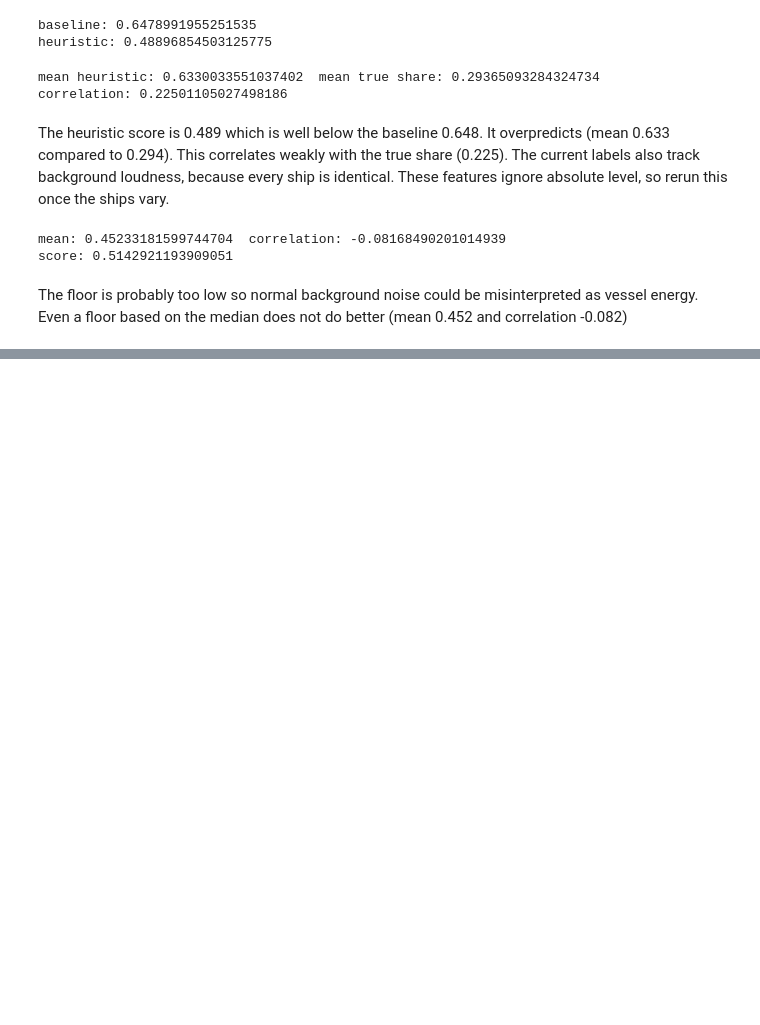
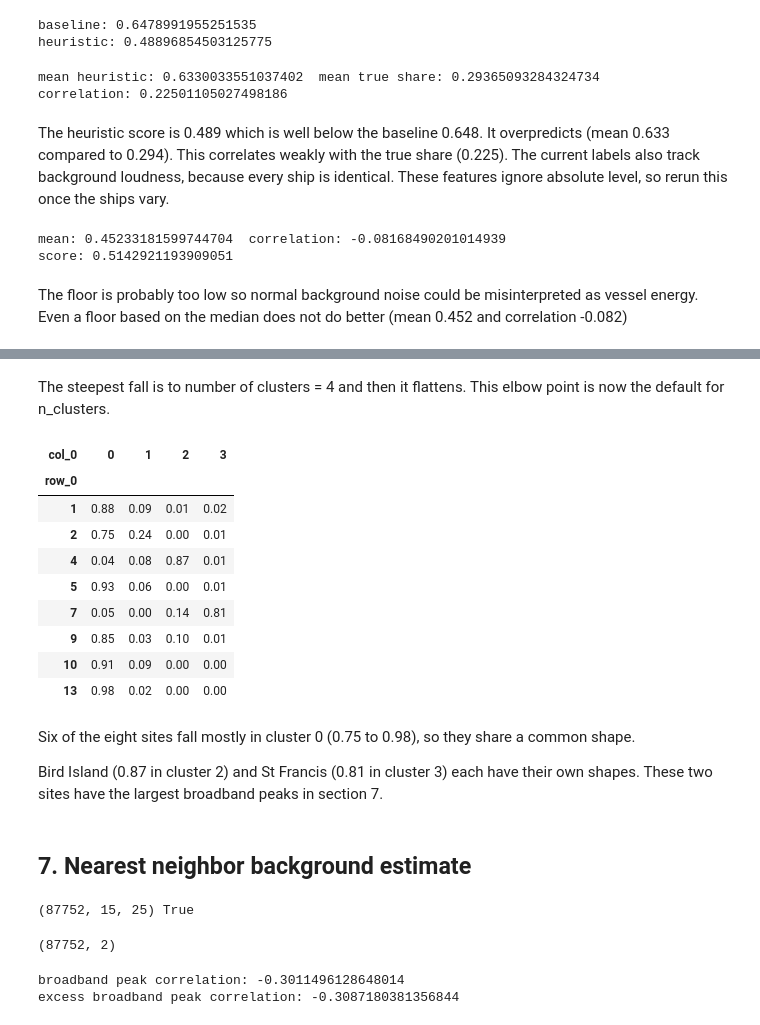
Before and after one commit to maddwillson/DSCI550_UVNC, a Jupyter notebook: notebooks/features.ipynb, the cells around one changed output, grey strips where cells are left out. Drawn from its saved outputs; the diff is of its cells as text; code cells hidden in the pictures; blank space fills up the shorter version.

```diff
--- a/notebooks/features.ipynb
+++ b/notebooks/features.ipynb
@@ -218,0 +258,44 @@ The floor is probably too low so normal background noise could be misinterpreted
+# %% [markdown]
+The steepest fall is to number of clusters = 4 and then it flattens. This elbow point is now the default for n_clusters.
+# %%
+clusters = fitted.kmeans_.predict(scores)
+display(pd.crosstab(site_ids, clusters, normalize="index").round(2))
+# %% [output]
+| col_0 | 0 | 1 | 2 | 3 |
+| row_0 |  |  |  |  |
+| 1 | 0.88 | 0.09 | 0.01 | 0.02 |
+| 2 | 0.75 | 0.24 | 0.00 | 0.01 |
+| 4 | 0.04 | 0.08 | 0.87 | 0.01 |
+| 5 | 0.93 | 0.06 | 0.00 | 0.01 |
+| 7 | 0.05 | 0.00 | 0.14 | 0.81 |
+| 9 | 0.85 | 0.03 | 0.10 | 0.01 |
+| 10 | 0.91 | 0.09 | 0.00 | 0.00 |
+| 13 | 0.98 | 0.02 | 0.00 | 0.00 |
+# %% [markdown]
+Six of the eight sites fall mostly in cluster 0 (0.75 to 0.98), so they share a common shape.
+
+Bird Island (0.87 in cluster 2) and St Francis (0.81 in cluster 3) each have their own shapes. These two sites have the largest broadband peaks in section 7.
+# %% [markdown]
+## 7. Nearest neighbor background estimate
+# %%
+clean = pd.read_parquet(ROOT / "data" / "clean_windows.parquet")
+
+backgrounds = windows_from_frame(clean)
+background_sites = clean["site_id"].to_numpy()
+
+print(backgrounds.shape, np.array_equal(background_sites, site_ids))
+# %% [output]
+(87752, 15, 25) True
+# %%
+neighbors = BackgroundNeighbors().fit(backgrounds, background_sites)
+neighbor_features = neighbors.transform(mixtures, site_ids)
+
+print(neighbor_features.shape)
+# %% [output]
+(87752, 2)
+# %%
+for name, column in [("broadband peak", features[:, 75]), ("excess broadband peak", neighbor_features[:, 1])]:
+    print(name, "correlation:", np.corrcoef(column, shares)[0, 1])
+# %% [output]
+broadband peak correlation: -0.3011496128648014
+excess broadband peak correlation: -0.3087180381356844
```
Also changed, not shown: parts of 14 cells of this notebook, 3 other files.
